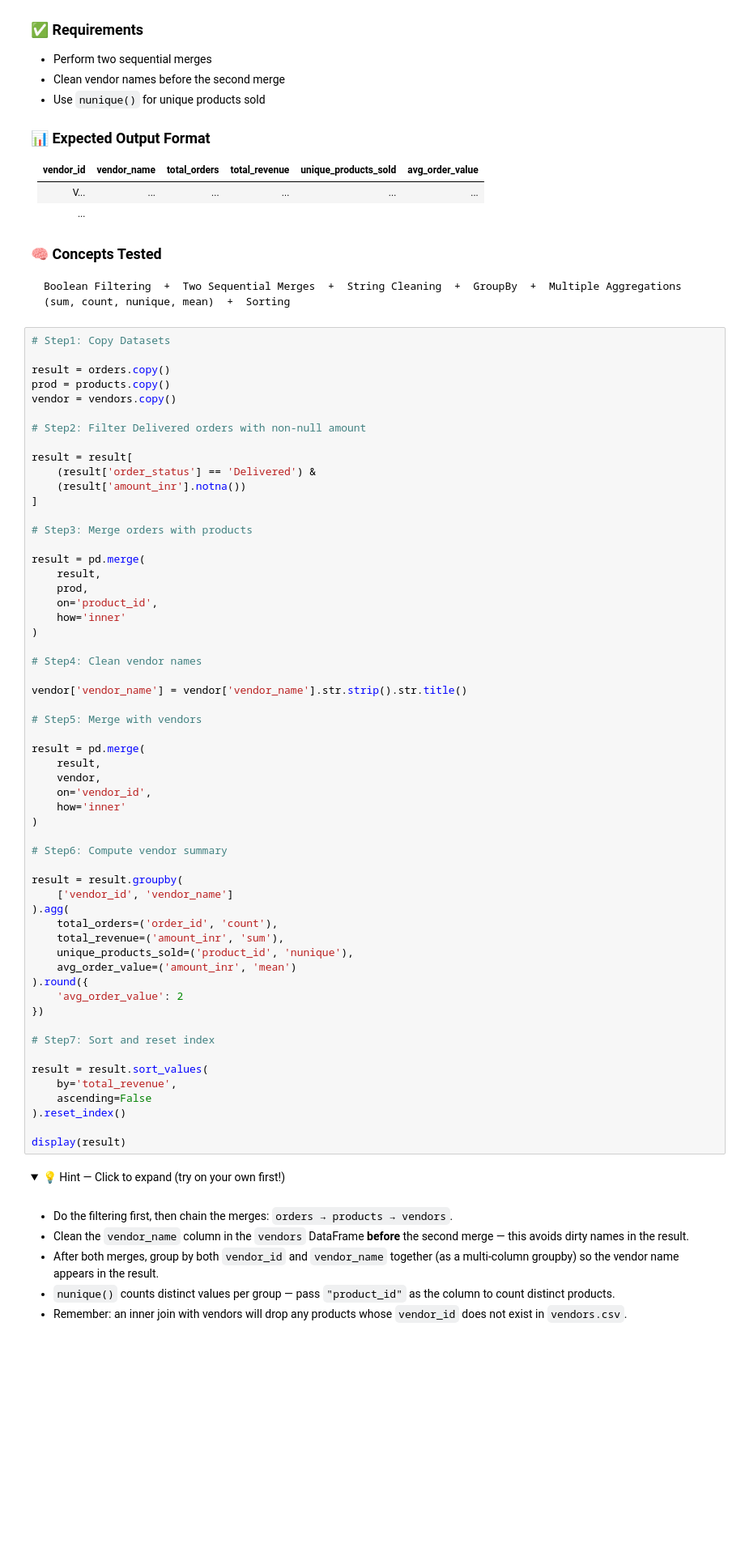
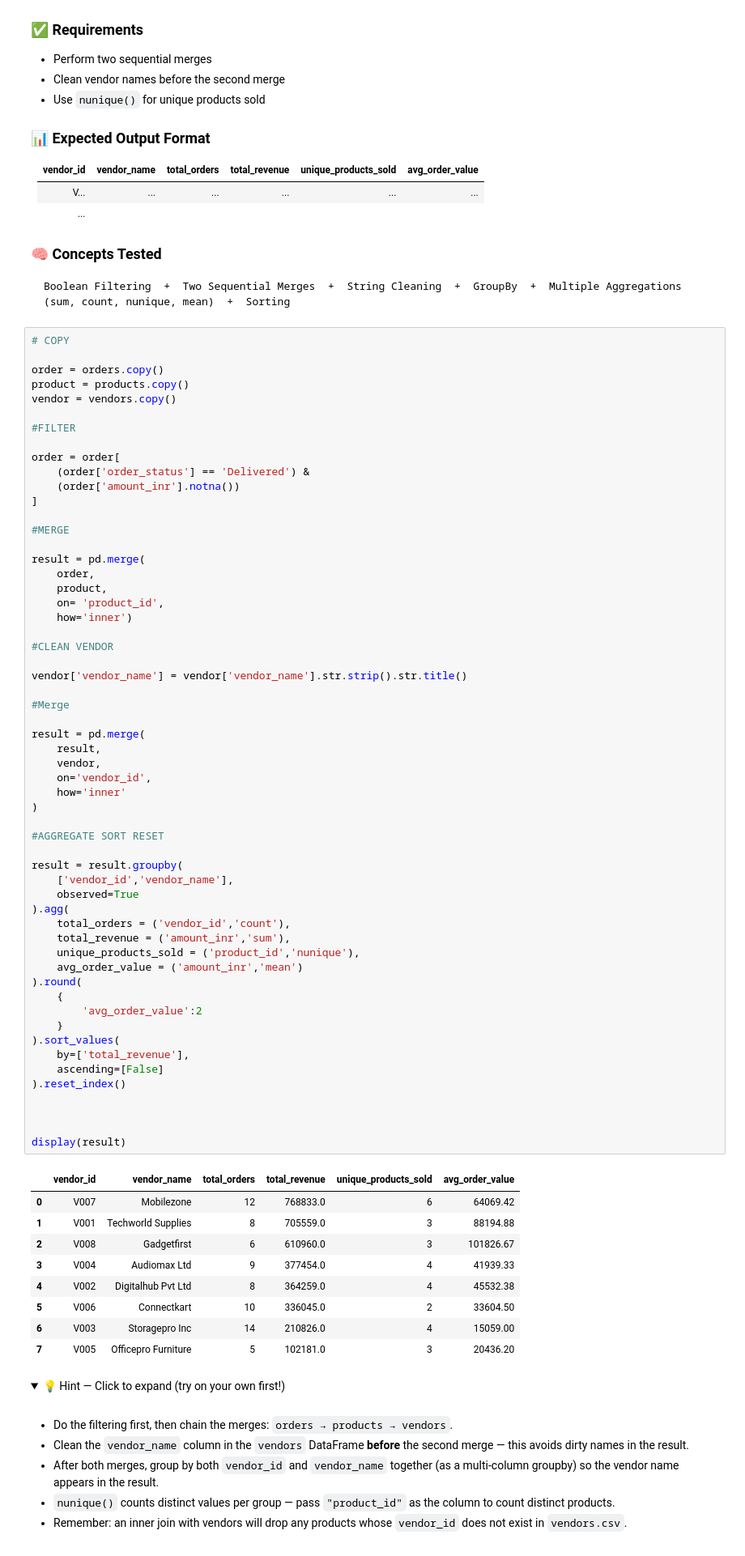
Before and after one commit to abhishekkatewaofficial-lab/Machine-Learning, a Jupyter notebook: Notes/Pandas/4. Practice/Pandas_Practice_Series_Notebook_01.ipynb, the cells around one changed output. Shown at 81% size. Cells and saved outputs as stored; diff of their text form; folded sections open; blank space fills up the shorter version.

````diff
--- a/Notes/Pandas/4. Practice/Pandas_Practice_Series_Notebook_01.ipynb
+++ b/Notes/Pandas/4. Practice/Pandas_Practice_Series_Notebook_01.ipynb
@@ -1749,62 +1749,72 @@ The Supply Chain team wants to understand **revenue by vendor** — which vendor
 Boolean Filtering  +  Two Sequential Merges  +  String Cleaning  +  GroupBy  +  Multiple Aggregations (sum, count, nunique, mean)  +  Sorting
 ```
 # %%
-# Step1: Copy Datasets
+# COPY
 
-result = orders.copy()
-prod = products.copy()
+order = orders.copy()
+product = products.copy()
 vendor = vendors.copy()
 
-# Step2: Filter Delivered orders with non-null amount
+#FILTER
 
-result = result[
-    (result['order_status'] == 'Delivered') &
-    (result['amount_inr'].notna())
+order = order[
+    (order['order_status'] == 'Delivered') &
+    (order['amount_inr'].notna())
 ]
 
-# Step3: Merge orders with products
+#MERGE
 
 result = pd.merge(
-    result,
-    prod,
-    on='product_id',
-    how='inner'
-)
+    order,
+    product,
+    on= 'product_id',
+    how='inner')
 
-# Step4: Clean vendor names
+#CLEAN VENDOR
 
 vendor['vendor_name'] = vendor['vendor_name'].str.strip().str.title()
 
-# Step5: Merge with vendors
+#Merge
 
 result = pd.merge(
     result,
     vendor,
     on='vendor_id',
     how='inner'
 )
 
-# Step6: Compute vendor summary
+#AGGREGATE SORT RESET
 
 result = result.groupby(
-    ['vendor_id', 'vendor_name']
+    ['vendor_id','vendor_name'],
+    observed=True
 ).agg(
-    total_orders=('order_id', 'count'),
-    total_revenue=('amount_inr', 'sum'),
-    unique_products_sold=('product_id', 'nunique'),
-    avg_order_value=('amount_inr', 'mean')
-).round({
-    'avg_order_value': 2
-})
-
-# Step7: Sort and reset index
-
-result = result.sort_values(
-    by='total_revenue',
-    ascending=False
+    total_orders = ('vendor_id','count'),
+    total_revenue = ('amount_inr','sum'),
+    unique_products_sold = ('product_id','nunique'),
+    avg_order_value = ('amount_inr','mean')
+).round(
+    {
+        'avg_order_value':2
+    }
+).sort_values(
+    by=['total_revenue'],
+    ascending=[False]
 ).reset_index()
 
+
+
 display(result)
+# %% [output]
+|  | vendor_id | vendor_name | total_orders | total_revenue | unique_products_sold | avg_order_value |
+| 0 | V007 | Mobilezone | 12 | 768833.0 | 6 | 64069.42 |
+| 1 | V001 | Techworld Supplies | 8 | 705559.0 | 3 | 88194.88 |
+| 2 | V008 | Gadgetfirst | 6 | 610960.0 | 3 | 101826.67 |
+| 3 | V004 | Audiomax Ltd | 9 | 377454.0 | 4 | 41939.33 |
+| 4 | V002 | Digitalhub Pvt Ltd | 8 | 364259.0 | 4 | 45532.38 |
+| 5 | V006 | Connectkart | 10 | 336045.0 | 2 | 33604.50 |
+| 6 | V003 | Storagepro Inc | 14 | 210826.0 | 4 | 15059.00 |
+| 7 | V005 | Officepro Furniture | 5 | 102181.0 | 3 | 20436.20 |
 # %% [markdown]
 <details>
 <summary>💡 Hint — Click to expand (try on your own first!)</summary>
````
Also changed, not shown: parts of 2 cells of this notebook, 1 other file.
